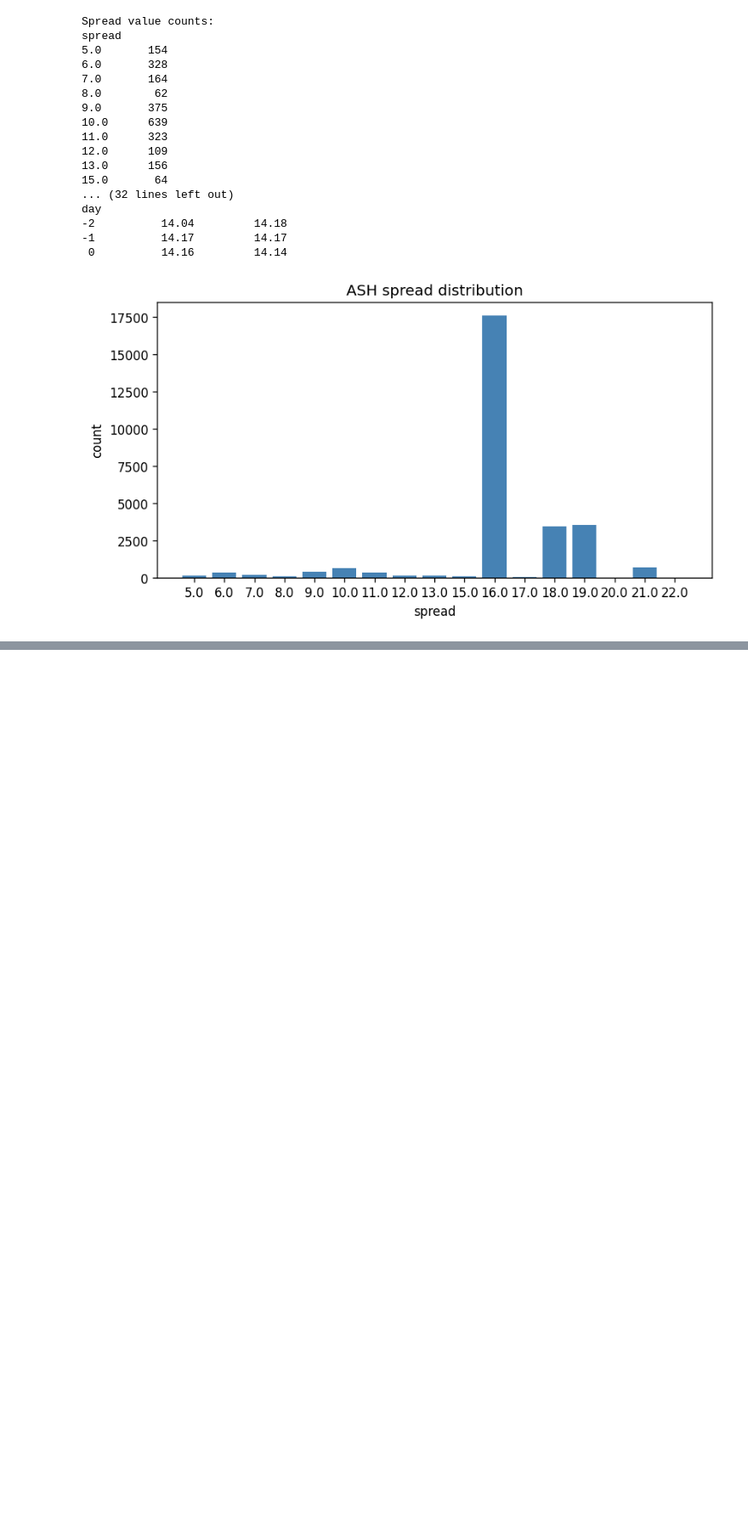
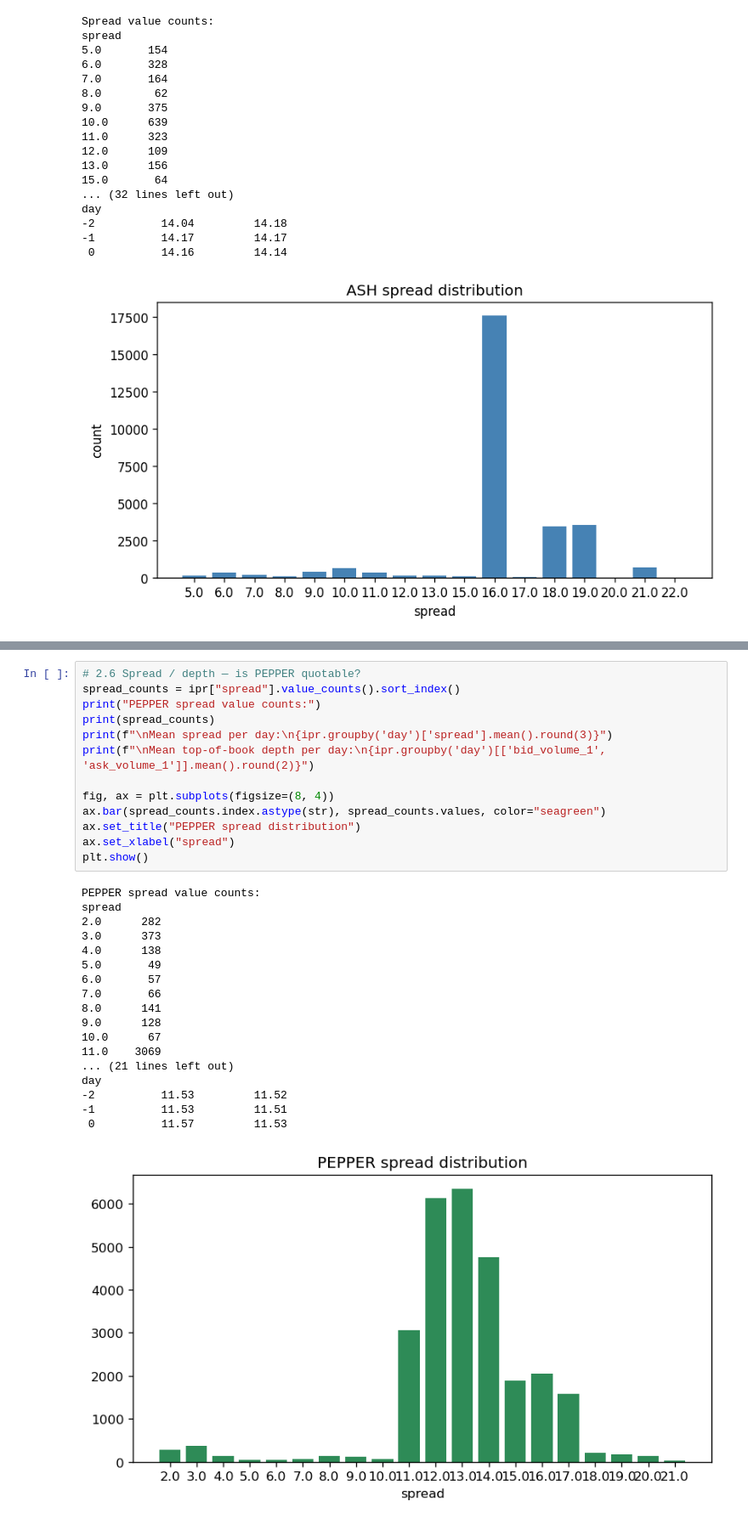
Before and after one commit to v-x-zhang/imc-prosperity-4-quantsc, a Jupyter notebook: round-1/research/theo_analysis.ipynb, the cells around one changed output, grey strips where cells are left out. Shown at 85% size. Drawn from its saved outputs; the diff is of its cells as text; blank space fills up the shorter version.

```diff
--- a/round-1/research/theo_analysis.ipynb
+++ b/round-1/research/theo_analysis.ipynb
@@ -274,0 +435,32 @@ day
+# %%
+# 2.6 Spread / depth — is PEPPER quotable?
+spread_counts = ipr["spread"].value_counts().sort_index()
+print("PEPPER spread value counts:")
+print(spread_counts)
+print(f"\nMean spread per day:\n{ipr.groupby('day')['spread'].mean().round(3)}")
+print(f"\nMean top-of-book depth per day:\n{ipr.groupby('day')[['bid_volume_1', 'ask_volume_1']].mean().round(2)}")
+
+fig, ax = plt.subplots(figsize=(8, 4))
+ax.bar(spread_counts.index.astype(str), spread_counts.values, color="seagreen")
+ax.set_title("PEPPER spread distribution")
+ax.set_xlabel("spread")
+plt.show()
+# %% [output]
+PEPPER spread value counts:
+spread
+2.0      282
+3.0      373
+4.0      138
+5.0       49
+6.0       57
+7.0       66
+8.0      141
+9.0      128
+10.0      67
+11.0    3069
+... (21 lines left out)
+day
+-2          11.53         11.52
+-1          11.53         11.51
+ 0          11.57         11.53
+[figure, added]
```
Also changed, not shown: parts of 6 cells of this notebook.
